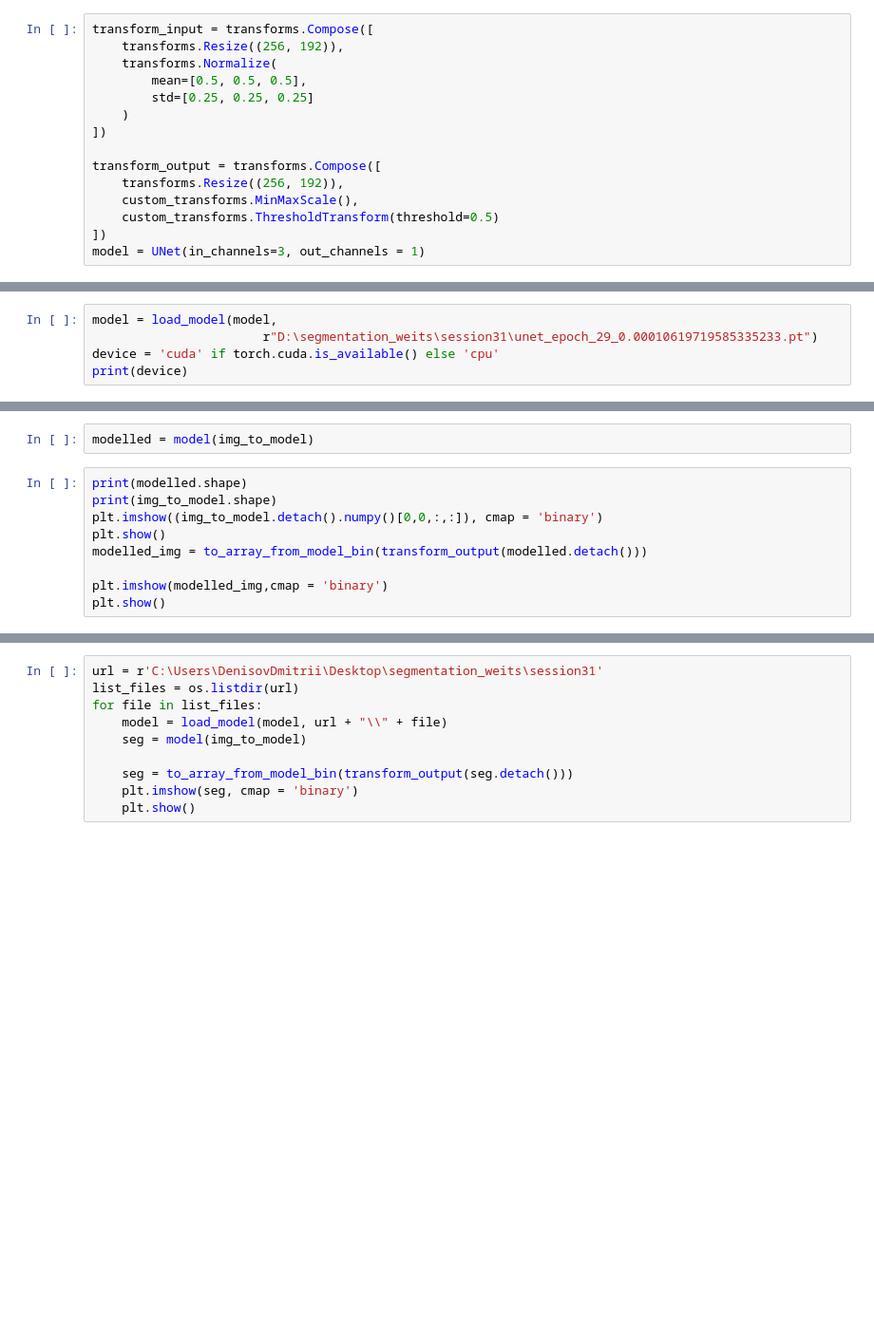
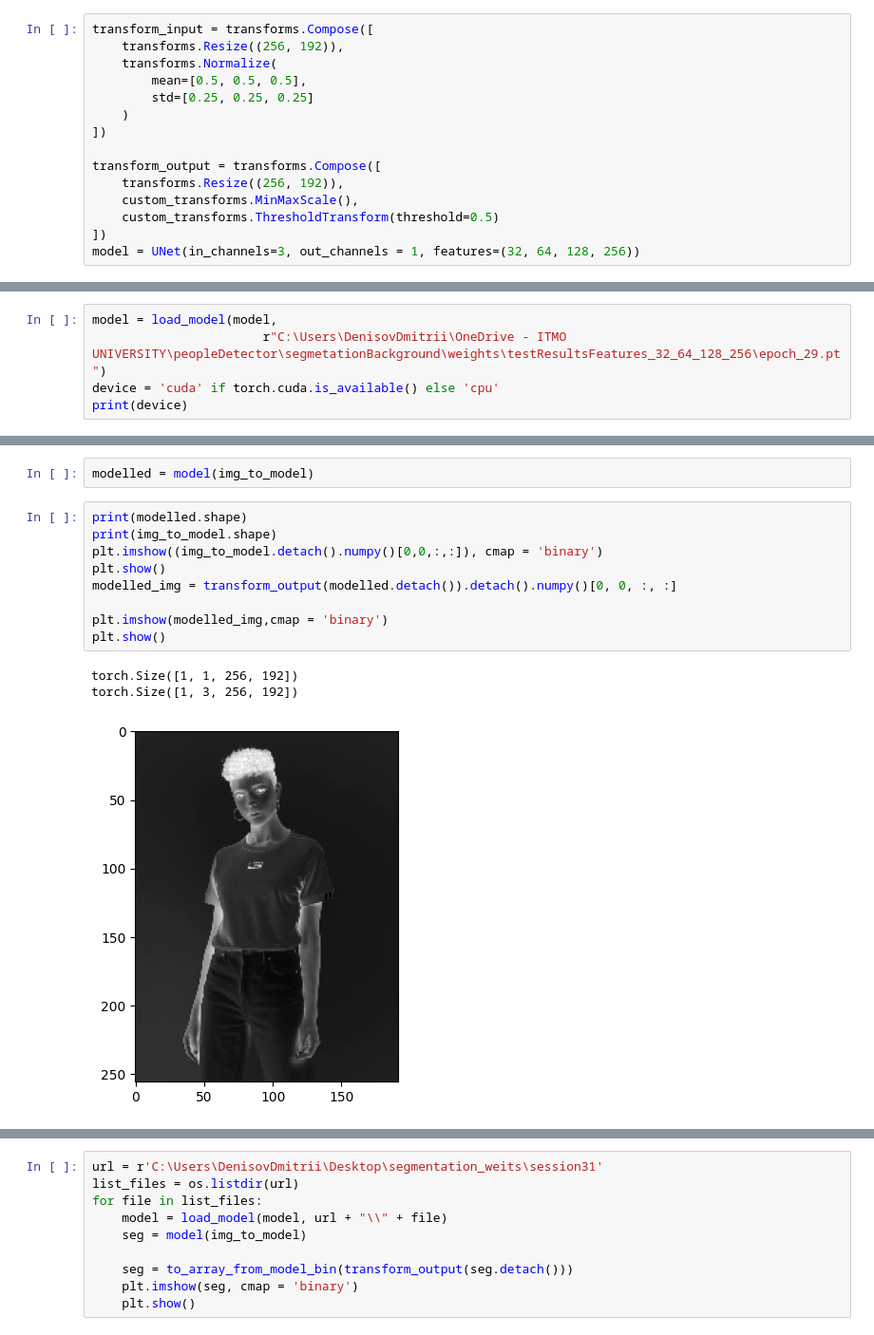
Before and after one commit to EgorProkopov/SMBackEnd, a Jupyter notebook: LookGenerator/networks_training/checking_model_bin.ipynb, the cells around one changed output, grey strips where cells are left out. Shown at 95% size. Saved outputs shown, nothing was run; the diff lists cells and outputs as text; blank space fills up the shorter version.

Commit message:
fix some bugs in checking_model_bin.ipynb

```diff
--- a/LookGenerator/networks_training/checking_model_bin.ipynb
+++ b/LookGenerator/networks_training/checking_model_bin.ipynb
@@ -31,12 +31,12 @@ transform_output = transforms.Compose([
     custom_transforms.MinMaxScale(),
     custom_transforms.ThresholdTransform(threshold=0.5)
 ])
-model = UNet(in_channels=3, out_channels = 1)
+model = UNet(in_channels=3, out_channels = 1, features=(32, 64, 128, 256))
 # %%
 img_to_model = prepare_image_for_segmentation(image, transform_input)
 # %%
 model = load_model(model,
-                       r"D:\segmentation_weits\session31\unet_epoch_29_0.00010619719585335233.pt")
+                       r"C:\Users\DenisovDmitrii\OneDrive - ITMO UNIVERSITY\peopleDetector\segmetationBackground\weights\testResultsFeatures_32_64_128_256\epoch_29.pt")
 device = 'cuda' if torch.cuda.is_available() else 'cpu'
 print(device)
 # %% [output]
@@ -46,9 +46,13 @@ modelled = model(img_to_model)
 # %%
 print(modelled.shape)
 print(img_to_model.shape)
 plt.imshow((img_to_model.detach().numpy()[0,0,:,:]), cmap = 'binary')
 plt.show()
-modelled_img = to_array_from_model_bin(transform_output(modelled.detach()))
+modelled_img = transform_output(modelled.detach()).detach().numpy()[0, 0, :, :]
 
 plt.imshow(modelled_img,cmap = 'binary')
 plt.show()
+# %% [output]
+torch.Size([1, 1, 256, 192])
+torch.Size([1, 3, 256, 192])
+[figure, added]
```
Also changed, not shown: parts of 2 cells of this notebook.
